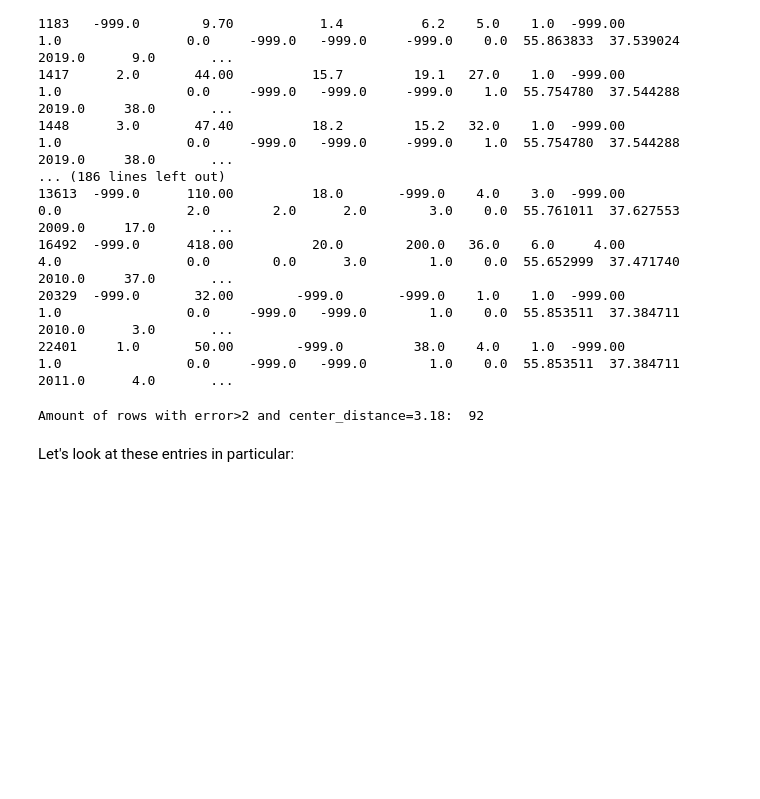
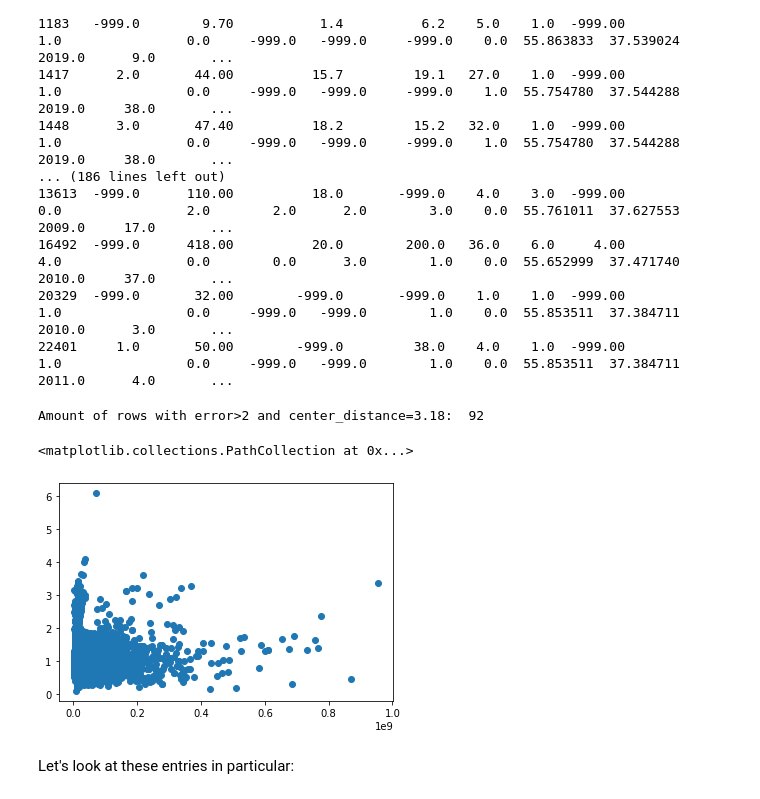
Before and after one commit to kirill-menke/house-pricing-prediction, a Jupyter notebook: group97_long_notebook.ipynb, the cells around one changed output. Cells and saved outputs as stored; diff of their text form; code cells hidden in the pictures; blank space fills up the shorter version.

```diff
--- a/group97_long_notebook.ipynb
+++ b/group97_long_notebook.ipynb
@@ -622,6 +624,11 @@ id
 print("Amount of rows with error>2 and center_distance=3.18: ", len(error_analysis_df[(error_analysis_df.error > 2) & (error_analysis_df.center_distance.between(3.18, 3.19))]))
 # %% [output]
 Amount of rows with error>2 and center_distance=3.18:  92
+# %%
+plt.scatter((error_analysis_df.prediction), (error_analysis_df.error))
+# %% [output]
+<matplotlib.collections.PathCollection at 0x...>
+[figure, added]
 # %% [markdown]
 Let's look at these entries in particular:
 # %%
```
Also changed, not shown: parts of 4 cells of this notebook.
